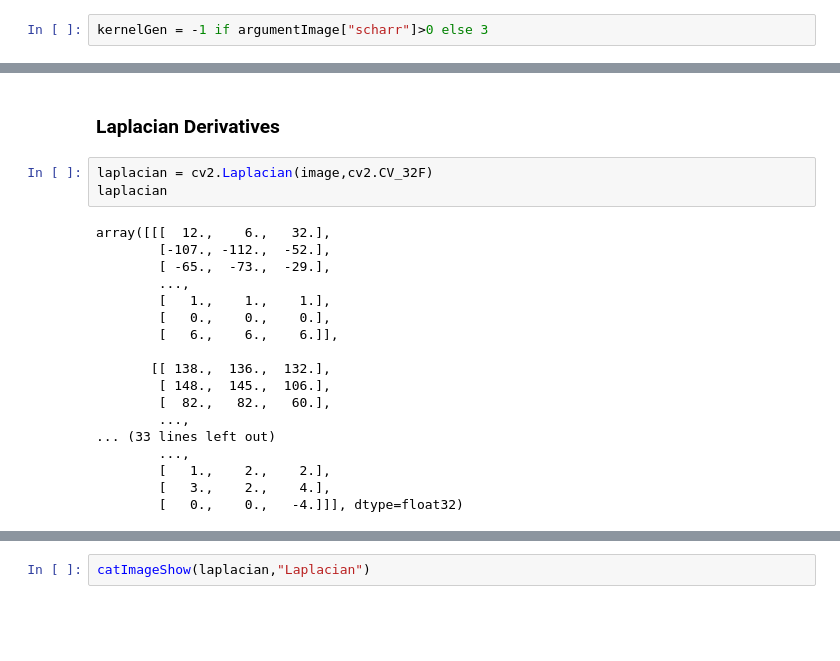
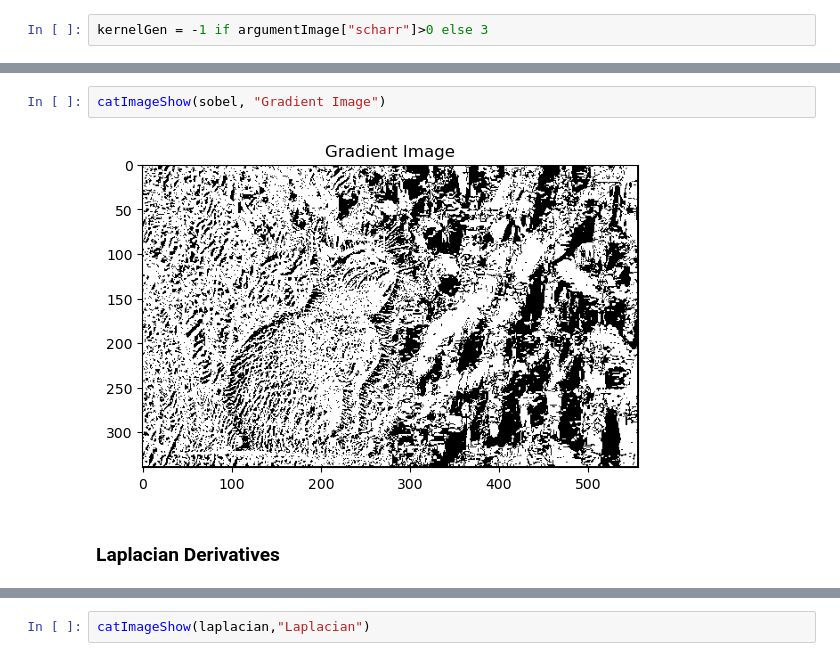
Before and after one commit to badrul1329/Deep-Learning, a Jupyter notebook: OpenCV/opencv.ipynb, the cells around one changed output, grey strips where cells are left out. Saved outputs shown, nothing was run; the diff lists cells and outputs as text; blank space fills up the shorter version.

```diff
--- a/OpenCV/opencv.ipynb
+++ b/OpenCV/opencv.ipynb
@@ -206,23 +277,6 @@ catImageShow(gradientImageDataY, "Gradient Image perspective of Y")
+# %%
+catImageShow(sobel, "Gradient Image")
+# %% [output]
+[figure, added]
 # %% [markdown]
 ### Laplacian Derivatives
-# %%
-laplacian = cv2.Laplacian(image,cv2.CV_32F)
-laplacian
-# %% [output]
-array([[[  12.,    6.,   32.],
-        [-107., -112.,  -52.],
-        [ -65.,  -73.,  -29.],
-        ...,
-        [   1.,    1.,    1.],
-        [   0.,    0.,    0.],
-        [   6.,    6.,    6.]],
-
-       [[ 138.,  136.,  132.],
-        [ 148.,  145.,  106.],
-        [  82.,   82.,   60.],
-        ...,
-... (33 lines left out)
-        ...,
-        [   1.,    2.,    2.],
-        [   3.,    2.,    4.],
-        [   0.,    0.,   -4.]]], dtype=float32)
```
Also changed, not shown: parts of 23 cells of this notebook.
